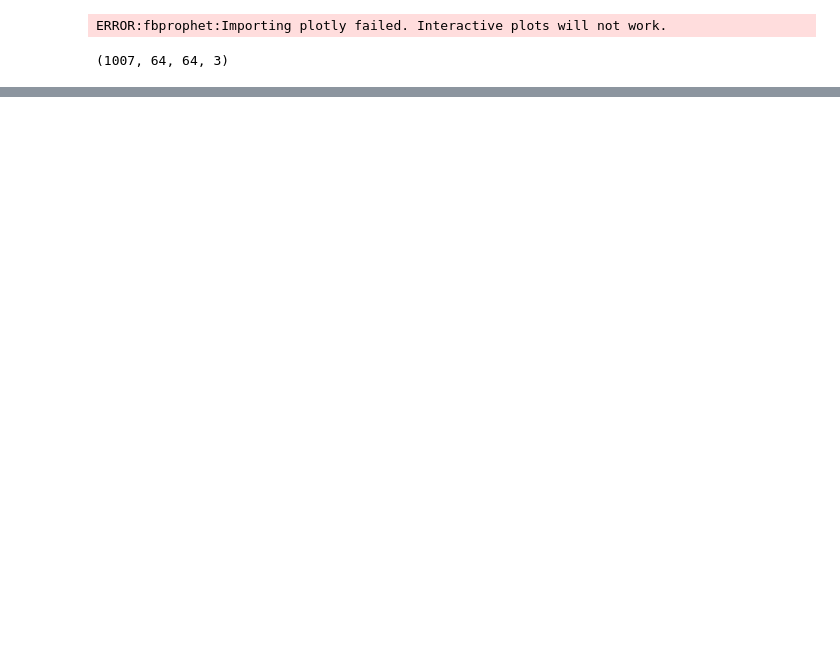
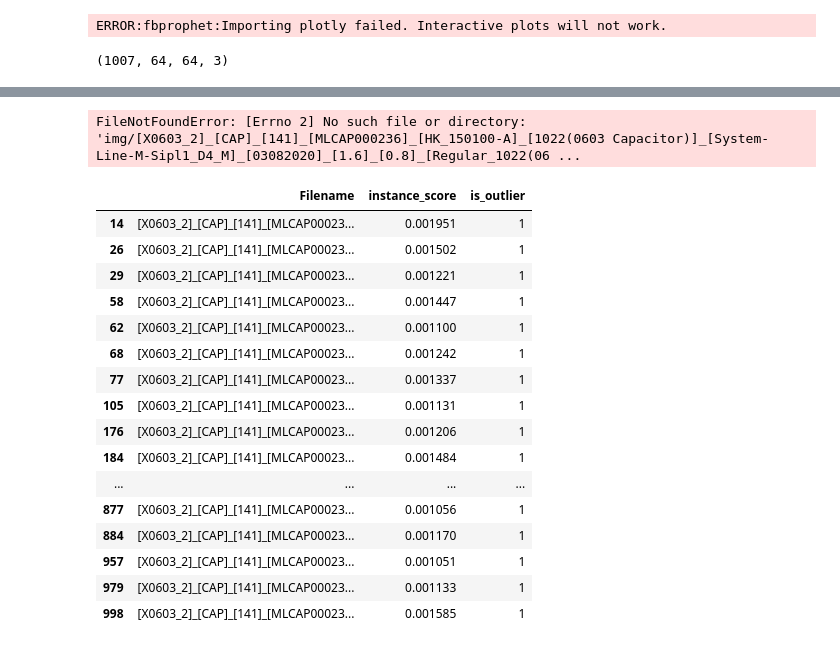
Before and after one commit to derevirn/cybord-projects, a Jupyter notebook: outlier-detection/notebooks/outlier_ae.ipynb, the cells around one changed output, grey strips where cells are left out. Cells and saved outputs as stored; diff of their text form; code cells hidden in the pictures; blank space fills up the shorter version.

```diff
--- a/outlier-detection/notebooks/outlier_ae.ipynb
+++ b/outlier-detection/notebooks/outlier_ae.ipynb
@@ -122,16 +125,43 @@ print('99th percentile:', np.percentile(preds['data']['instance_score'], 90))
 # %%
 fpaths = glob.glob('img/*.*')
+
 for fname in fpaths:
     os.remove(fname)
 
-
-
-for i, pred in enumerate(preds['data']['is_outlier']):
-    if(pred == 1):
-        #plt.imshow(img_full[i])
-        #plt.savefig("img/" + str(i) + ".jpg")
-        img = Image.fromarray(img_full[i])
-        img = img.save("img/" + str(i) + ".jpg")
+for i, fpath in enumerate(glob.glob(path)):
+    if(preds['data']['is_outlier'][i] == 1):
+        source = fpath
+        shutil.copy(source, 'img/')
+# %% [output]
+FileNotFoundError: [Errno 2] No such file or directory: 'img/[X0603_2]_[CAP]_[141]_[MLCAP000236]_[HK_150100-A]_[1022(0603 Capacitor)]_[System-Line-M-Sipl1_D4_M]_[03082020]_[1.6]_[0.8]_[Regular_1022(06 ...
+# %%
+filenames = [os.path.basename(x) for x in glob.glob(path)]
+
+dict1 = {'Filename': filenames,
+     'instance_score': preds['data']['instance_score'],
+     'is_outlier': preds['data']['is_outlier']}
+
+df = pd.DataFrame(dict1)
+
+df[df['is_outlier'] == 1]
+# %% [output]
+|  | Filename | instance_score | is_outlier |
+| 14 | [X0603_2]_[CAP]_[141]_[MLCAP00023... | 0.001951 | 1 |
+| 26 | [X0603_2]_[CAP]_[141]_[MLCAP00023... | 0.001502 | 1 |
+| 29 | [X0603_2]_[CAP]_[141]_[MLCAP00023... | 0.001221 | 1 |
+| 58 | [X0603_2]_[CAP]_[141]_[MLCAP00023... | 0.001447 | 1 |
+| 62 | [X0603_2]_[CAP]_[141]_[MLCAP00023... | 0.001100 | 1 |
+| 68 | [X0603_2]_[CAP]_[141]_[MLCAP00023... | 0.001242 | 1 |
+| 77 | [X0603_2]_[CAP]_[141]_[MLCAP00023... | 0.001337 | 1 |
+| 105 | [X0603_2]_[CAP]_[141]_[MLCAP00023... | 0.001131 | 1 |
+| 176 | [X0603_2]_[CAP]_[141]_[MLCAP00023... | 0.001206 | 1 |
+| 184 | [X0603_2]_[CAP]_[141]_[MLCAP00023... | 0.001484 | 1 |
+| ... | ... | ... | ... |
+| 877 | [X0603_2]_[CAP]_[141]_[MLCAP00023... | 0.001056 | 1 |
+| 884 | [X0603_2]_[CAP]_[141]_[MLCAP00023... | 0.001170 | 1 |
+| 957 | [X0603_2]_[CAP]_[141]_[MLCAP00023... | 0.001051 | 1 |
+| 979 | [X0603_2]_[CAP]_[141]_[MLCAP00023... | 0.001133 | 1 |
+| 998 | [X0603_2]_[CAP]_[141]_[MLCAP00023... | 0.001585 | 1 |
 # %%
 recon = od.ae(train).numpy()
 
```
Also changed, not shown: parts of 6 cells of this notebook, 3 other files.
